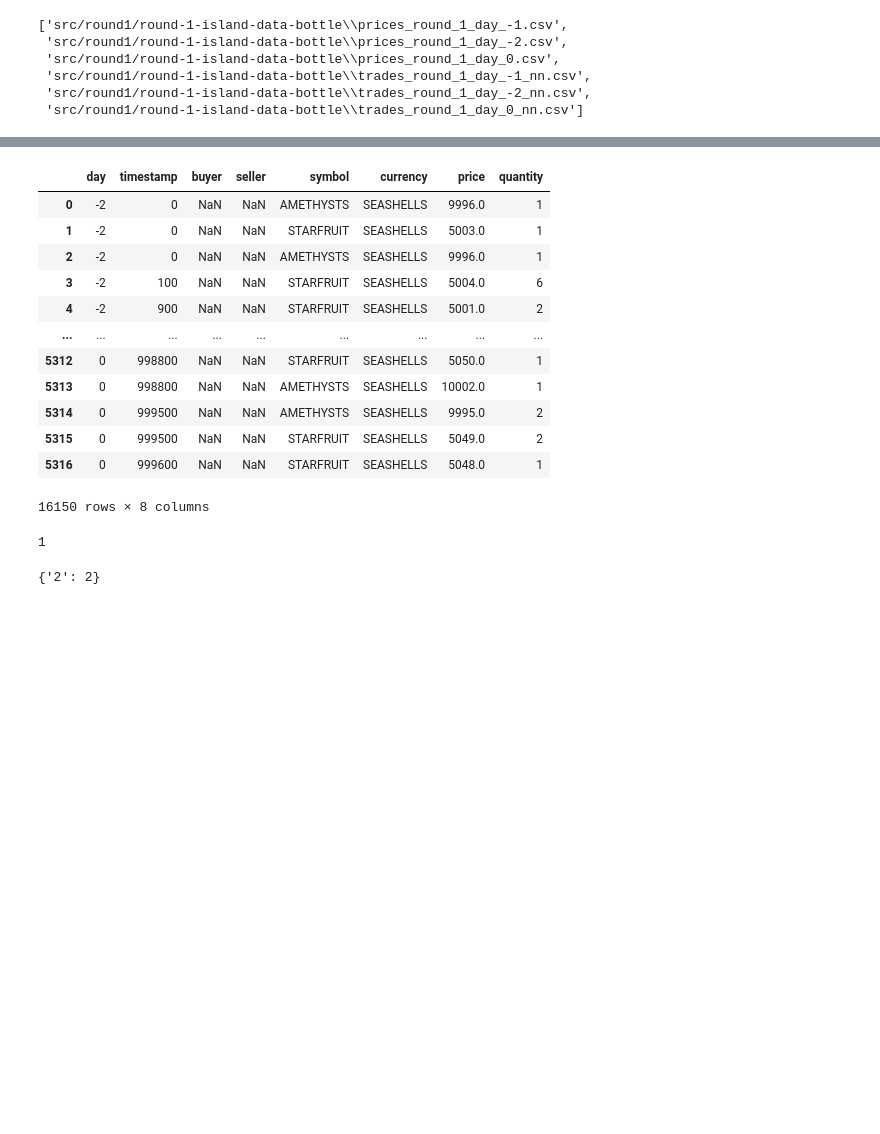
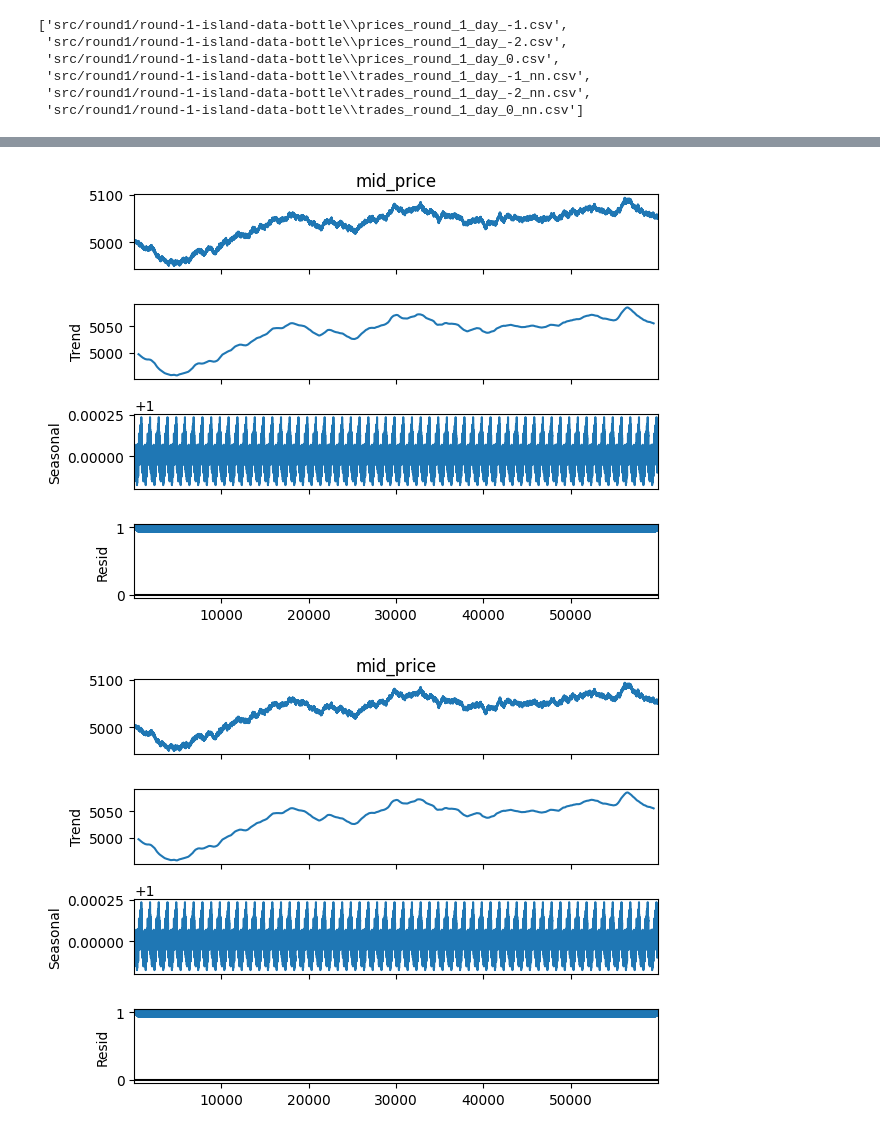
Before and after one commit to kaiwenShen/imc_prosperity_2024, a Jupyter notebook: round1_playground.ipynb, the cells around one changed output, grey strips where cells are left out. Drawn from its saved outputs; the diff is of its cells as text; code cells hidden in the pictures; blank space fills up the shorter version.

```diff
--- a/round1_playground.ipynb
+++ b/round1_playground.ipynb
@@ -38,16 +53,0 @@ trades[trades['symbol']=='AMETHYSTS']['price'].plot( kind='hist', bins=100)
-# %%
-trades
-# %% [output]
-|  | day | timestamp | buyer | seller | symbol | currency | price | quantity |
-| 0 | -2 | 0 | NaN | NaN | AMETHYSTS | SEASHELLS | 9996.0 | 1 |
-| 1 | -2 | 0 | NaN | NaN | STARFRUIT | SEASHELLS | 5003.0 | 1 |
-| 2 | -2 | 0 | NaN | NaN | AMETHYSTS | SEASHELLS | 9996.0 | 1 |
-| 3 | -2 | 100 | NaN | NaN | STARFRUIT | SEASHELLS | 5004.0 | 6 |
-| 4 | -2 | 900 | NaN | NaN | STARFRUIT | SEASHELLS | 5001.0 | 2 |
-| ... | ... | ... | ... | ... | ... | ... | ... | ... |
-| 5312 | 0 | 998800 | NaN | NaN | STARFRUIT | SEASHELLS | 5050.0 | 1 |
-| 5313 | 0 | 998800 | NaN | NaN | AMETHYSTS | SEASHELLS | 10002.0 | 1 |
-| 5314 | 0 | 999500 | NaN | NaN | AMETHYSTS | SEASHELLS | 9995.0 | 2 |
-| 5315 | 0 | 999500 | NaN | NaN | STARFRUIT | SEASHELLS | 5049.0 | 2 |
-| 5316 | 0 | 999600 | NaN | NaN | STARFRUIT | SEASHELLS | 5048.0 | 1 |
-16150 rows × 8 columns
@@ -56,8 +53,0 @@ a ={'1':1,'2':2}
-# %%
-a.pop('1')
-# %% [output]
-1
-# %%
-a
-# %% [output]
-{'2': 2}
@@ -63,0 +58,7 @@ a
+# %%
+result = seasonal_decompose(prices[prices['product']=='STARFRUIT']['mid_price'], model='multiplicative', period=500)
+# %%
+result.plot()
+# %% [output]
+[figure, added]
+[figure, added]
```
Also changed, not shown: parts of 11 cells of this notebook, 2 other files.
